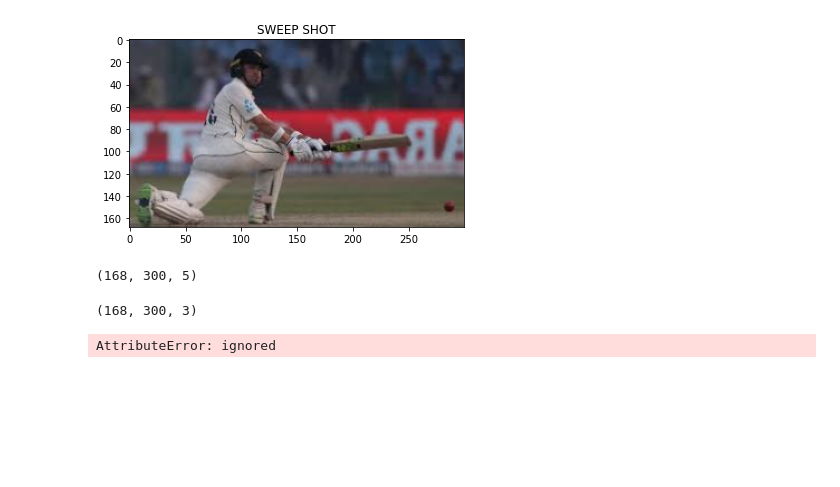
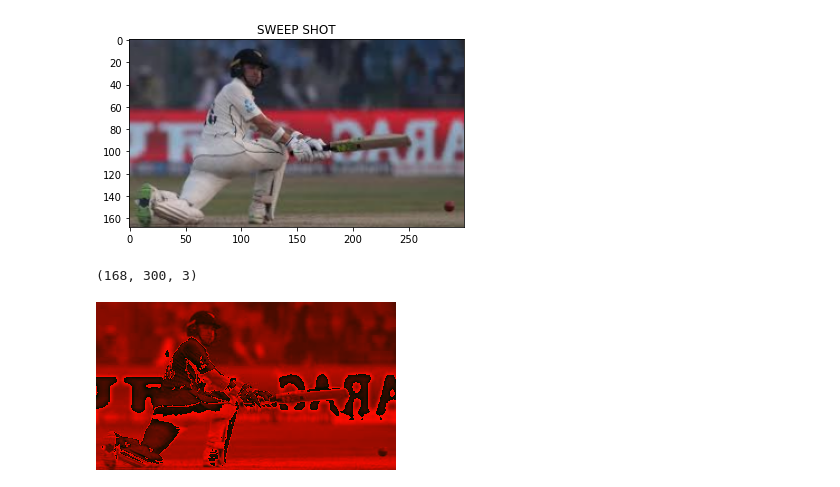
Before and after one commit to abhi-11nav/Cricket-Stroke-recognition, a Jupyter notebook: Cricket_Stroke_predictor.ipynb, the cells around one changed output. Saved outputs shown, nothing was run; the diff lists cells and outputs as text; code cells hidden in the pictures; blank space fills up the shorter version.

```diff
--- a/Cricket_Stroke_predictor.ipynb
+++ b/Cricket_Stroke_predictor.ipynb
@@ -58,8 +60,5 @@ plt.imshow(img)
 <matplotlib.image.AxesImage at 0x...>
 [figure]
 # %%
-array_ = np.dot(cv2.imread(sweep_shot),np.array([[0,1,1,1,0], [0,1,1,1,0], [0,1,1,1,0]]))
+array_ = (np.dot(cv2.imread(sweep_shot),np.array([[1,0,-1], [1,0,-1], [1,0,-1]])) * 0.5) + 160
+array_ = (np.dot(cv2.imread(sweep_shot),np.array([[1,0,-1], [1,0,-1], [1,0,-1]])) * 0.6) + 12
-# %%
-array_.shape
-# %% [output]
-(168, 300, 5)
@@ -70,8 +71,8 @@ cv2.imread(sweep_shot).shape
 # %%
 import cv2
 from PIL import Image
 import numpy as np
 
-Image.fromarray(np.uint1(array_))
+Image.fromarray(np.uint8(activations.relu(array_,)))
 # %% [output]
-AttributeError: ignored
+[figure, added]
```
Also changed, not shown: parts of 17 cells of this notebook.
